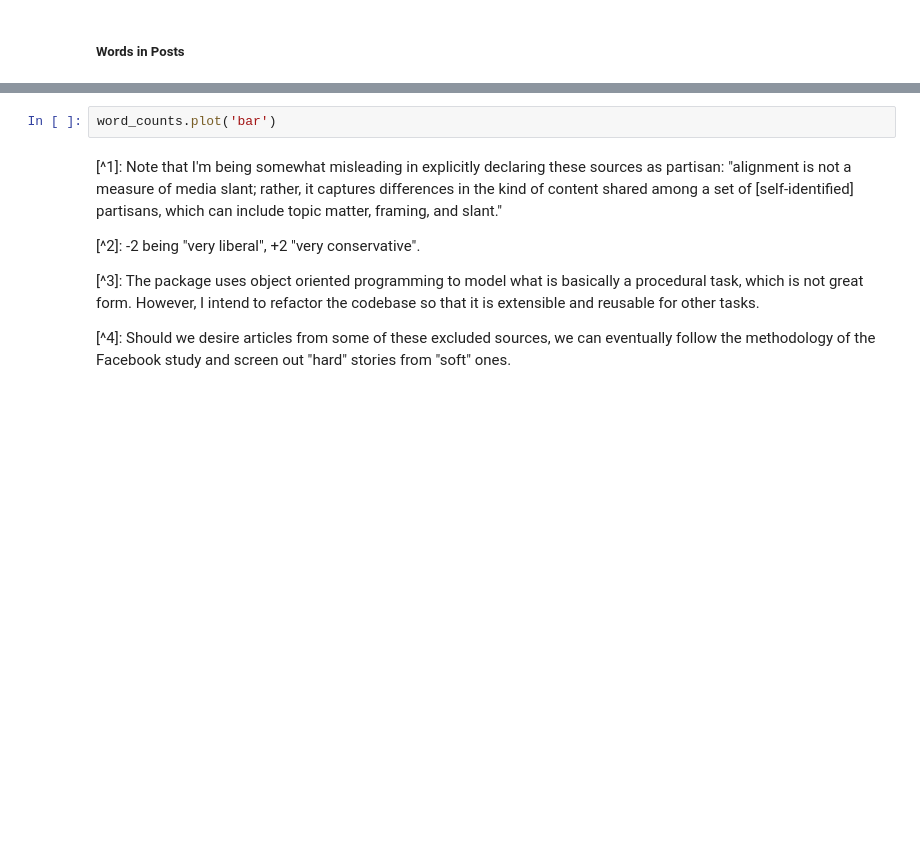
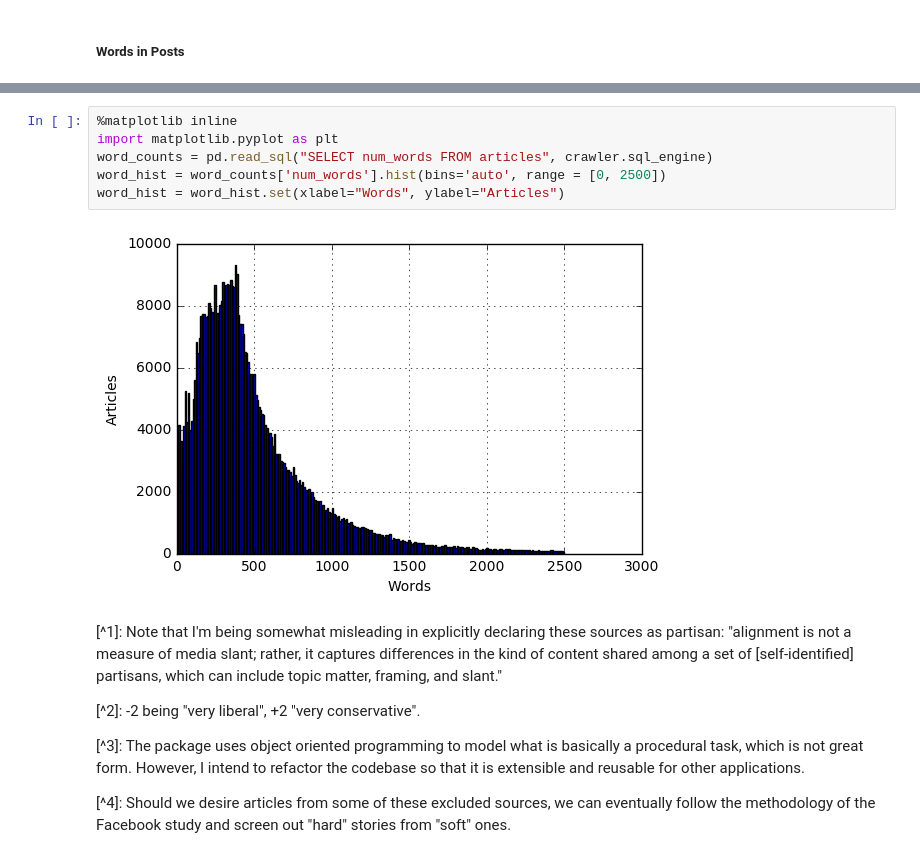
Before and after one commit to ahoho/partisan-media-analysis, a Jupyter notebook: collect_article_data.ipynb, the cells around one changed output, grey strips where cells are left out. Cells and saved outputs as stored; diff of their text form; blank space fills up the shorter version.

Commit message:
create article cleaning post

```diff
--- a/collect_article_data.ipynb
+++ b/collect_article_data.ipynb
@@ -172,10 +178,16 @@ ResourceClosedError: This result object does not return rows. It has been closed
-# %%
-word_counts.plot('bar')
+# %%
+%matplotlib inline
+import matplotlib.pyplot as plt
+word_counts = pd.read_sql("SELECT num_words FROM articles", crawler.sql_engine)
+word_hist = word_counts['num_words'].hist(bins='auto', range = [0, 2500])
+word_hist = word_hist.set(xlabel="Words", ylabel="Articles")
+# %% [output]
+[figure, added]
 # %% [markdown]
 [^1]: Note that I'm being somewhat misleading in explicitly declaring these sources as partisan: "alignment is not a measure of media slant; rather, it captures differences in the kind of content shared among a set of [self-identified] partisans, which can include topic matter, framing, and slant."
 
 [^2]: -2 being "very liberal", +2 "very conservative".
 
-[^3]: The package uses object oriented programming to model what is basically a procedural task, which is not great form. However, I intend to refactor the codebase so that it is extensible and reusable for other tasks.
+[^3]: The package uses object oriented programming to model what is basically a procedural task, which is not great form. However, I intend to refactor the codebase so that it is extensible and reusable for other applications.
 
 [^4]: Should we desire articles from some of these excluded sources, we can eventually follow the methodology of the Facebook study and screen out "hard" stories from "soft" ones.
```
Also changed, not shown: parts of 11 cells of this notebook, 3 other files.
